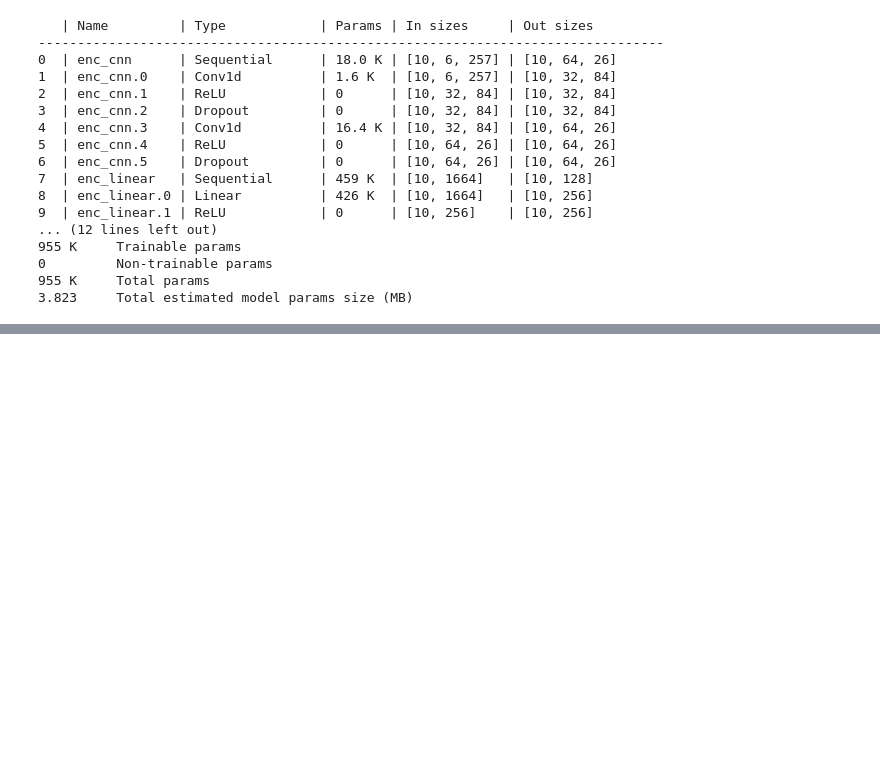
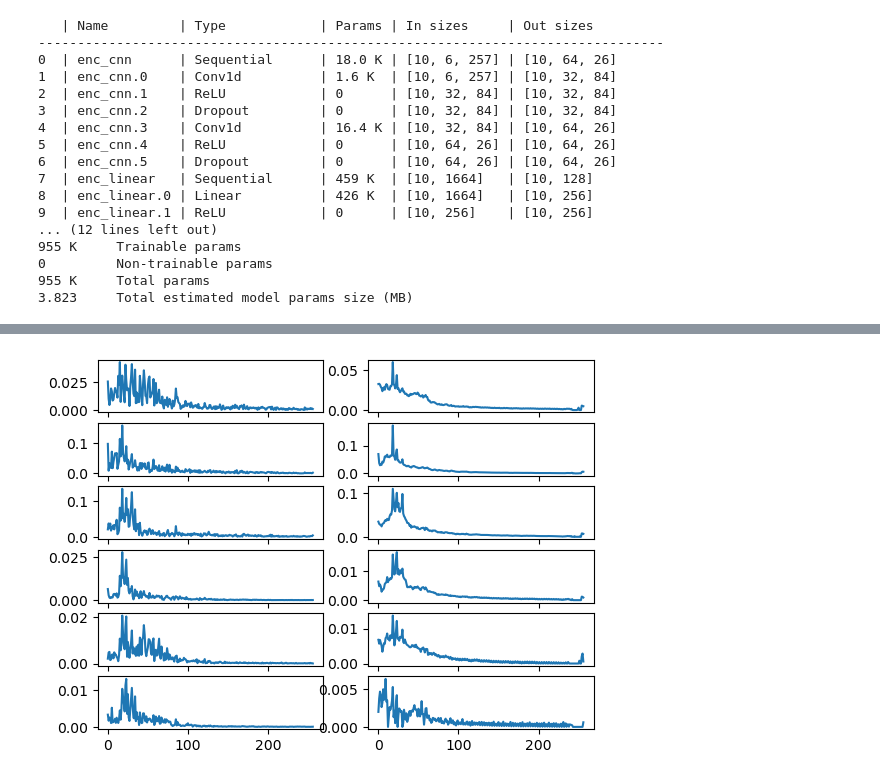
Before and after one commit to Tyern/HAR_AE, a Jupyter notebook: 11_AE_train_5classes.ipynb, the cells around one changed output, grey strips where cells are left out. Drawn from its saved outputs; the diff is of its cells as text; code cells hidden in the pictures; blank space fills up the shorter version.

```diff
--- a/11_AE_train_5classes.ipynb
+++ b/11_AE_train_5classes.ipynb
@@ -119,0 +126,11 @@ trainer.test(model=net, datamodule=data_module)
+# %%
+checkpoint_path = "/nfs/ksdata/tran/HAR_AE/lightning_logs/11_AE_5classes_10000data/version_0/checkpoints/sample_epoch=4009-step=80200-val_loss=0.000000.ckpt"
+
+data_module = FFTDataModule.load_from_checkpoint(checkpoint_path)
+net = AECNN1DModel.load_from_checkpoint(checkpoint_path)
+
+trainer = L.Trainer()
+
+trainer.test(model=net, datamodule=data_module)
+pred = trainer.predict(model=net, datamodule=data_module)
+gt = list(map(lambda x: x[0], iter(data_module.predict_dataloader())))
@@ -119,0 +150,8 @@ trainer.test(model=net, datamodule=data_module)
+# %%
+fig, axs = plt.subplots(6,2)
+
+for i in range(6):
+    axs[i,0].plot(gt[0][0][i])
+    axs[i,1].plot(pred[0][0][i])
+# %% [output]
+[figure, added]
```
Also changed, not shown: parts of 3 cells of this notebook, 5 other files.
